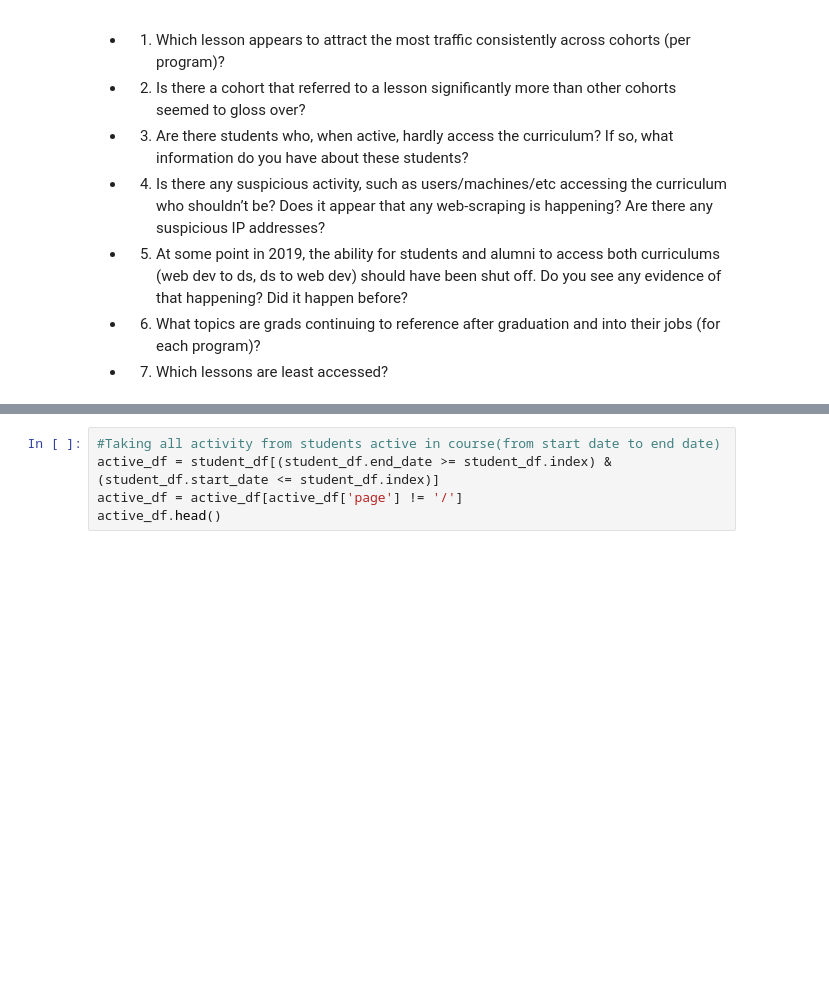
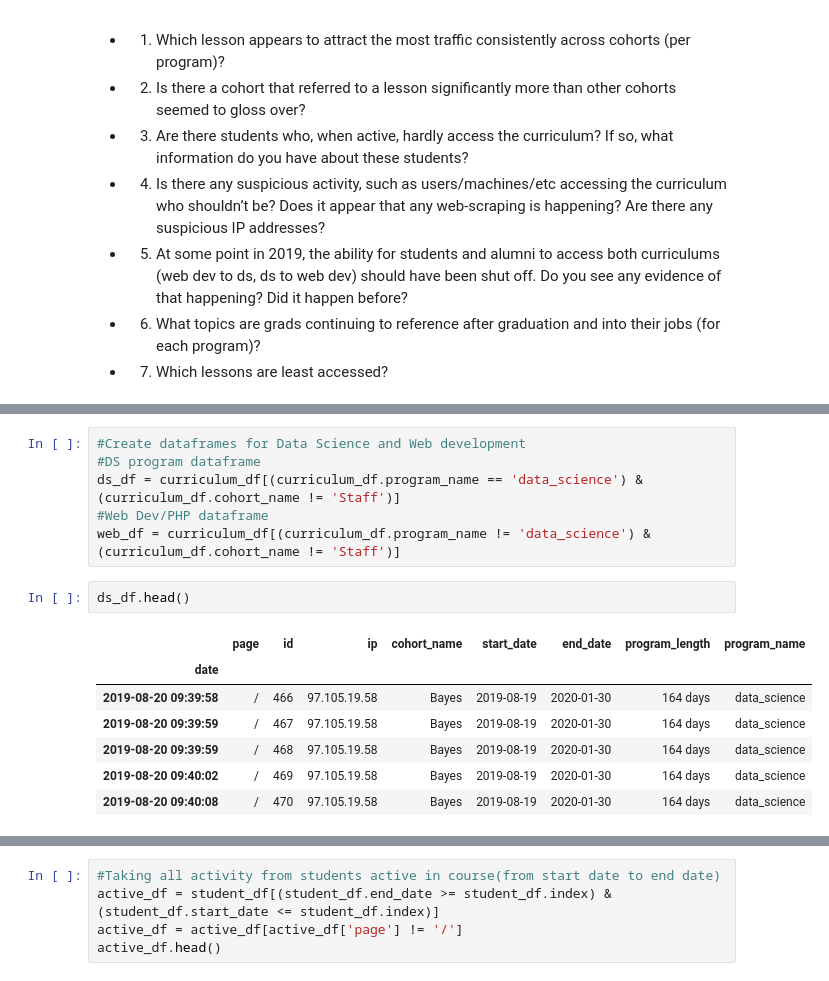
Before and after one commit to codeupdonuts/anomaly-project, a Jupyter notebook: final_project_notebook.ipynb, the cells around one changed output, grey strips where cells are left out. Cells and saved outputs as stored; diff of their text form; blank space fills up the shorter version.

```diff
--- a/final_project_notebook.ipynb
+++ b/final_project_notebook.ipynb
@@ -48,0 +204,16 @@ student_df.head()
+# %%
+#Create dataframes for Data Science and Web development
+#DS program dataframe
+ds_df = curriculum_df[(curriculum_df.program_name == 'data_science') & (curriculum_df.cohort_name != 'Staff')]
+#Web Dev/PHP dataframe
+web_df = curriculum_df[(curriculum_df.program_name != 'data_science') & (curriculum_df.cohort_name != 'Staff')]
+# %%
+ds_df.head()
+# %% [output]
+|  | page | id | ip | cohort_name | start_date | end_date | program_length | program_name |
+| date |  |  |  |  |  |  |  |  |
+| 2019-08-20 09:39:58 | / | 466 | 97.105.19.58 | Bayes | 2019-08-19 | 2020-01-30 | 164 days | data_science |
+| 2019-08-20 09:39:59 | / | 467 | 97.105.19.58 | Bayes | 2019-08-19 | 2020-01-30 | 164 days | data_science |
+| 2019-08-20 09:39:59 | / | 468 | 97.105.19.58 | Bayes | 2019-08-19 | 2020-01-30 | 164 days | data_science |
+| 2019-08-20 09:40:02 | / | 469 | 97.105.19.58 | Bayes | 2019-08-19 | 2020-01-30 | 164 days | data_science |
+| 2019-08-20 09:40:08 | / | 470 | 97.105.19.58 | Bayes | 2019-08-19 | 2020-01-30 | 164 days | data_science |
```
Also changed, not shown: parts of 28 cells of this notebook.
